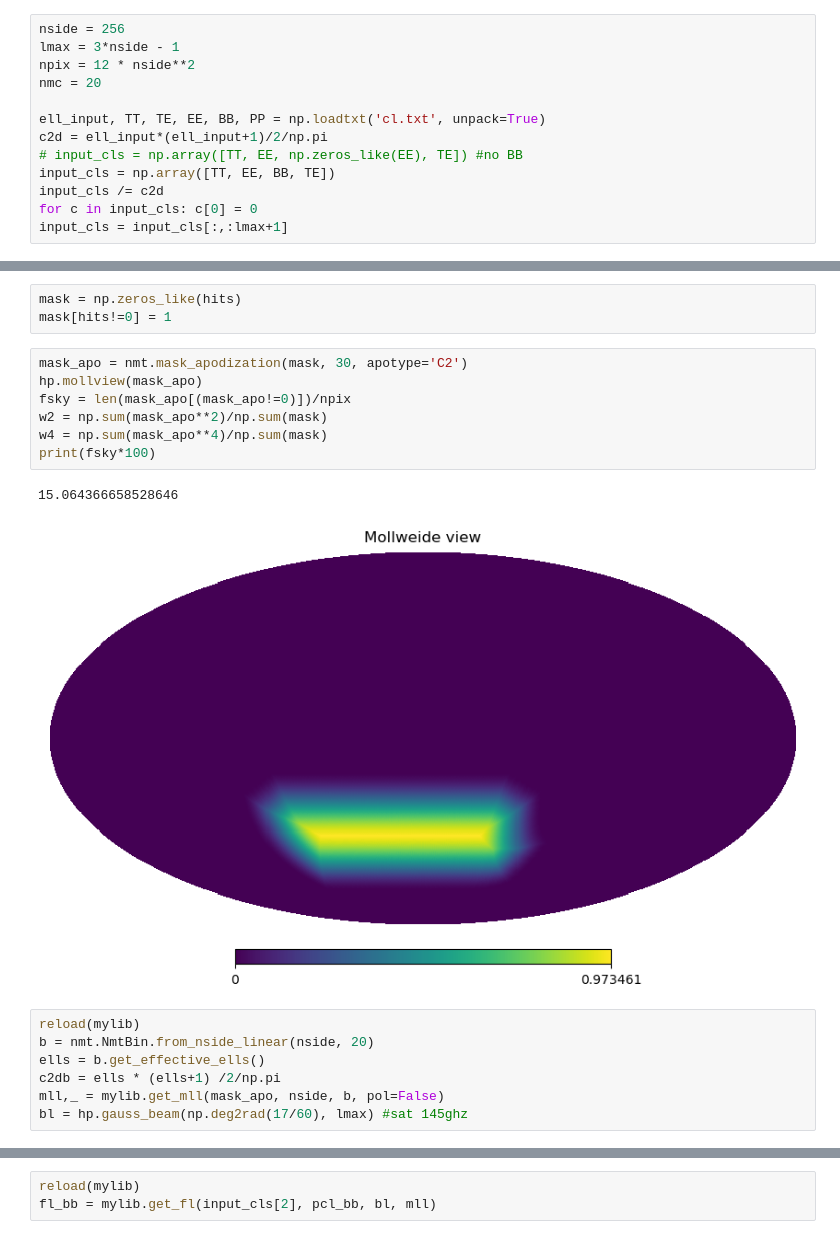
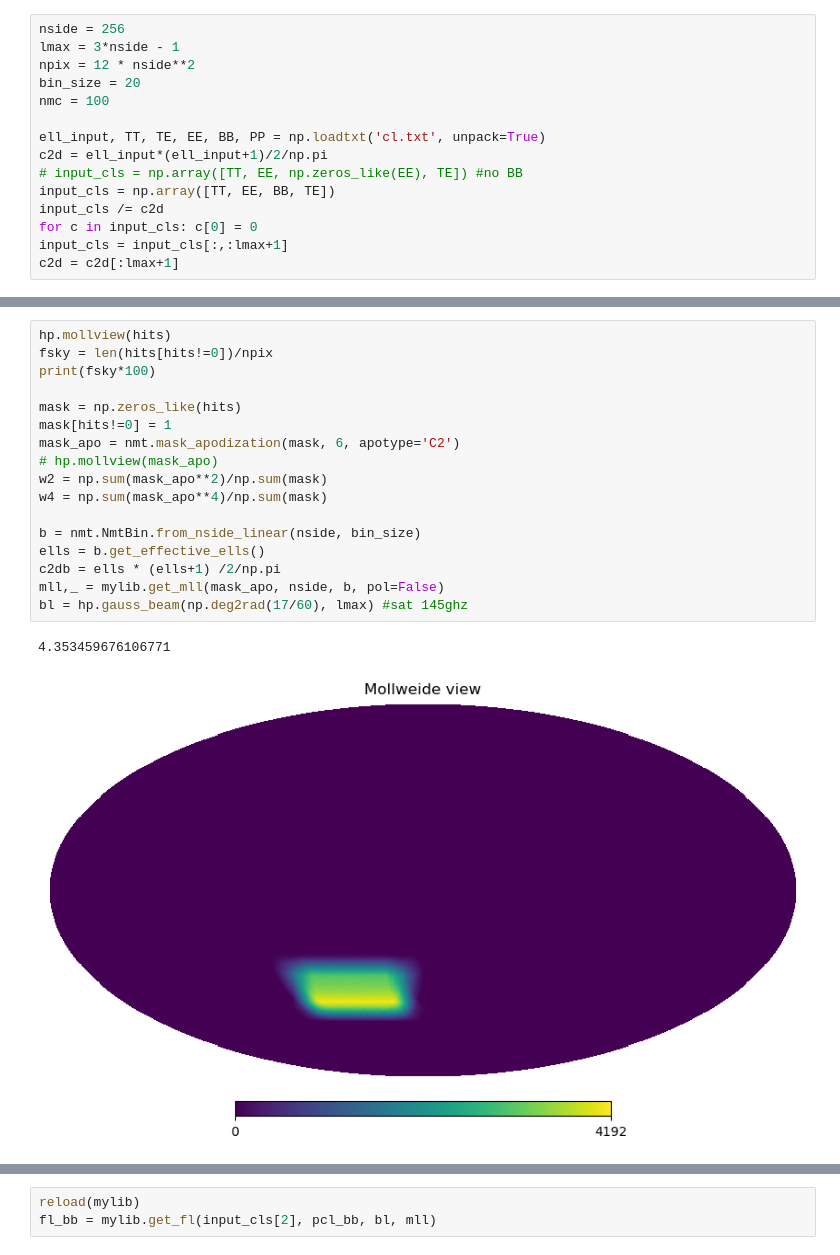
Before and after one commit to catyz/filterbin, a Jupyter notebook: plot.ipynb, the cells around one changed output, grey strips where cells are left out. Cells and saved outputs as stored; diff of their text form.

```diff
--- a/plot.ipynb
+++ b/plot.ipynb
@@ -12,7 +11,8 @@ import mylib
 nside = 256
 lmax = 3*nside - 1
 npix = 12 * nside**2
-nmc = 20
+bin_size = 20
+nmc = 100
 
 ell_input, TT, TE, EE, BB, PP = np.loadtxt('cl.txt', unpack=True)
 c2d = ell_input*(ell_input+1)/2/np.pi
@@ -21,5 +21,6 @@ input_cls = np.array([TT, EE, BB, TE])
 input_cls /= c2d
 for c in input_cls: c[0] = 0
 input_cls = input_cls[:,:lmax+1]
+c2d = c2d[:lmax+1]
 # %%
 noise = np.zeros((nmc, 3, npix))
@@ -38,23 +42,23 @@ hp.mollview(hits)
-# %%
-mask = np.zeros_like(hits)
-mask[hits!=0] = 1
-# %%
-mask_apo = nmt.mask_apodization(mask, 30, apotype='C2')
-hp.mollview(mask_apo)
-fsky = len(mask_apo[(mask_apo!=0)])/npix
-w2 = np.sum(mask_apo**2)/np.sum(mask)
-w4 = np.sum(mask_apo**4)/np.sum(mask)
-print(fsky*100)
-# %% [output]
-15.064366658528646
-[figure, removed]
 # %%
-reload(mylib)
-b = nmt.NmtBin.from_nside_linear(nside, 20)
+hp.mollview(hits)
+fsky = len(hits[hits!=0])/npix
+print(fsky*100)
+
+mask = np.zeros_like(hits)
+mask[hits!=0] = 1
+mask_apo = nmt.mask_apodization(mask, 6, apotype='C2')
+# hp.mollview(mask_apo)
+w2 = np.sum(mask_apo**2)/np.sum(mask)
+w4 = np.sum(mask_apo**4)/np.sum(mask)
+
+b = nmt.NmtBin.from_nside_linear(nside, bin_size)
 ells = b.get_effective_ells()
 c2db = ells * (ells+1) /2/np.pi
 mll,_ = mylib.get_mll(mask_apo, nside, b, pol=False)
 bl = hp.gauss_beam(np.deg2rad(17/60), lmax) #sat 145ghz
+# %% [output]
+4.353459676106771
+[figure, added]
 # %%
 reload(mylib)
 pcl_bb_vec = np.empty((nmc, lmax+1))
```
Also changed, not shown: parts of 16 cells of this notebook, 27 other files.
